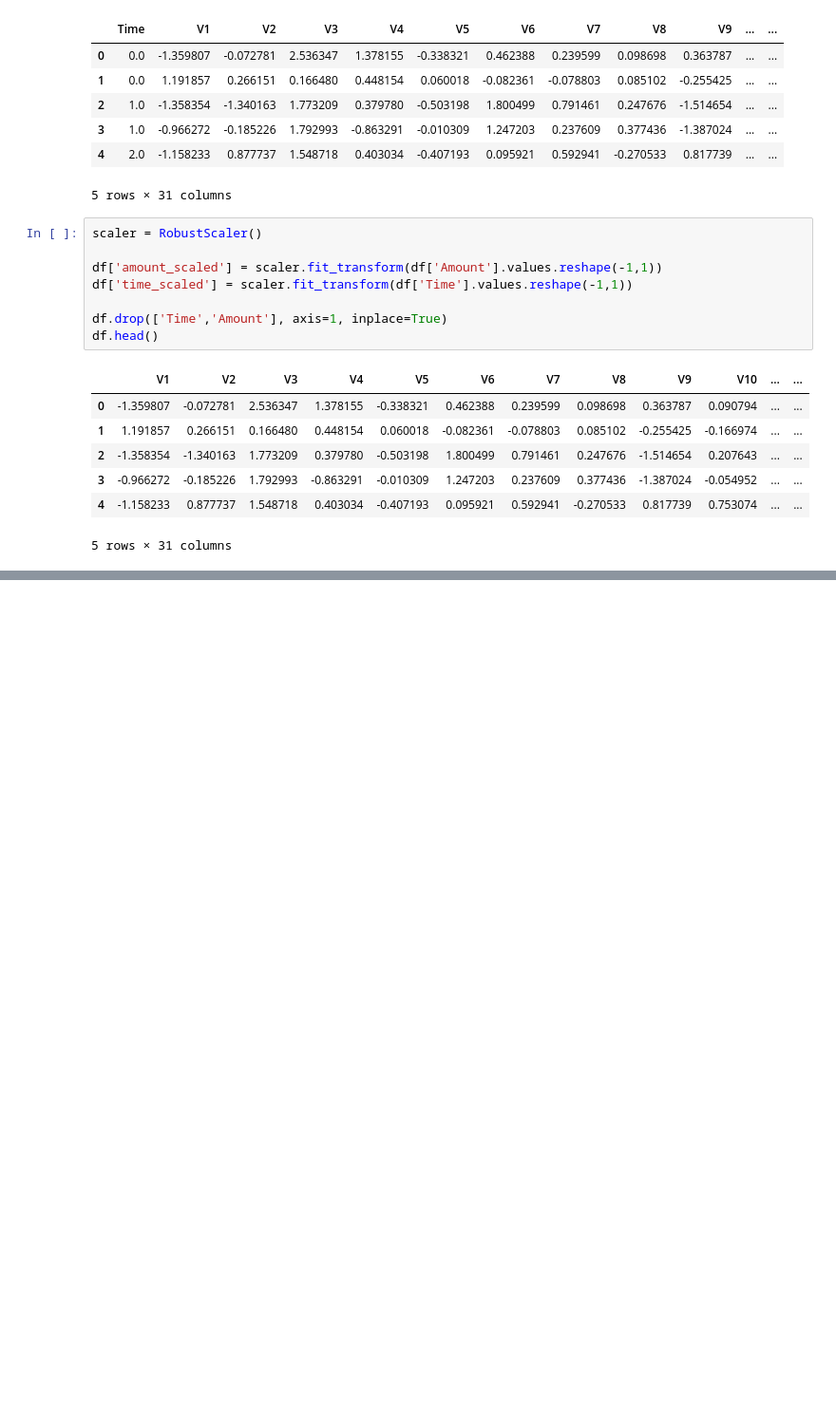
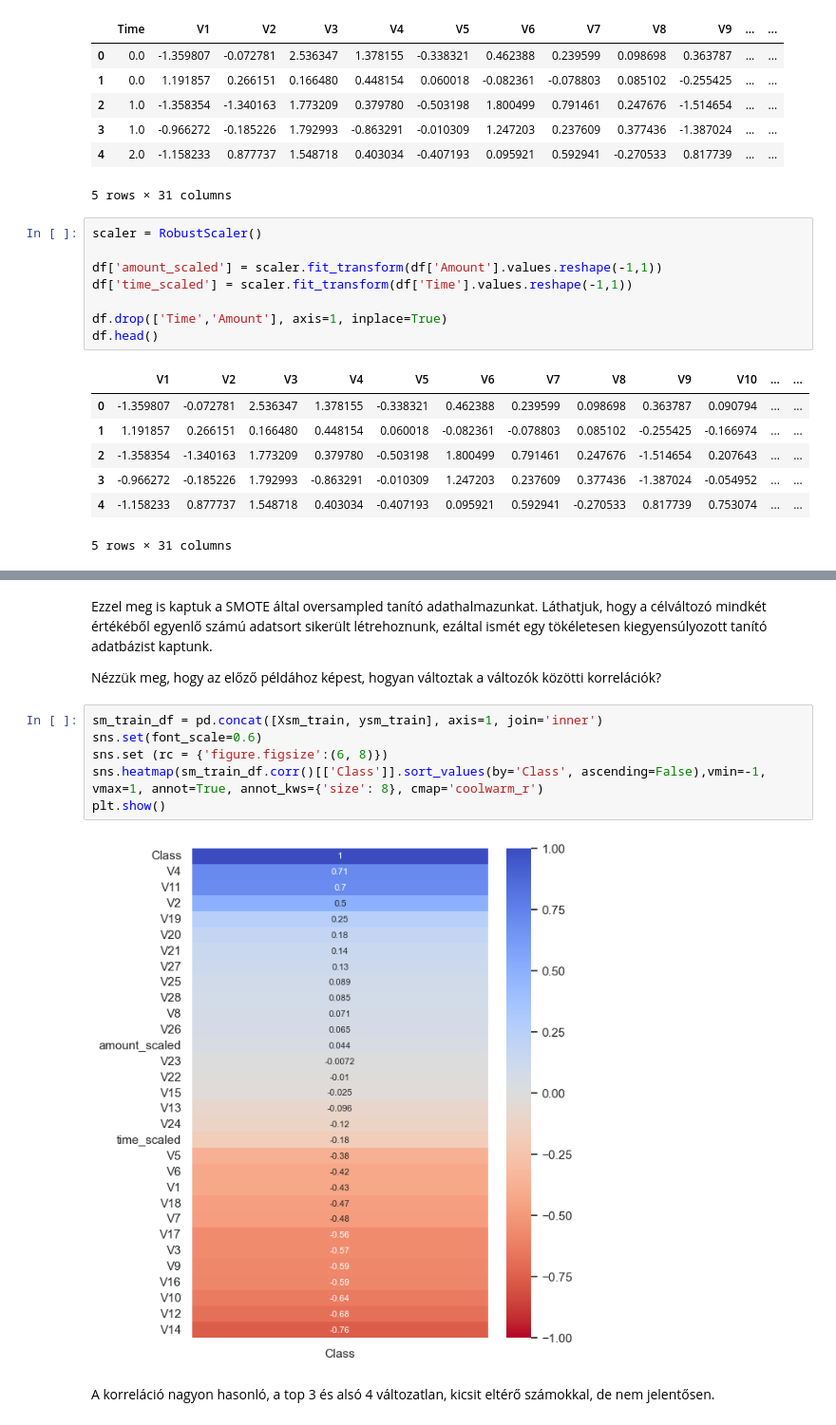
Before and after one commit to allmannd/syntheticdata, a Jupyter notebook: smote.ipynb, the cells around one changed output, grey strips where cells are left out. Shown at 95% size. Saved outputs shown, nothing was run; the diff lists cells and outputs as text; blank space fills up the shorter version.

```diff
--- a/smote.ipynb
+++ b/smote.ipynb
@@ -77,0 +94,14 @@ Counter({0: 56867, 1: 95})
+# %% [markdown]
+Ezzel meg is kaptuk a SMOTE által oversampled tanító adathalmazunkat. Láthatjuk, hogy a célváltozó mindkét értékéből egyenlő számú adatsort sikerült létrehoznunk, ezáltal ismét egy tökéletesen kiegyensúlyozott tanító adatbázist kaptunk.
+
+Nézzük meg, hogy az előző példához képest, hogyan változtak a változók közötti korrelációk?
+# %%
+sm_train_df = pd.concat([Xsm_train, ysm_train], axis=1, join='inner')
+sns.set(font_scale=0.6)
+sns.set (rc = {'figure.figsize':(6, 8)})
+sns.heatmap(sm_train_df.corr()[['Class']].sort_values(by='Class', ascending=False),vmin=-1, vmax=1, annot=True, annot_kws={'size': 8}, cmap='coolwarm_r')
+plt.show()
+# %% [output]
+[figure, added]
+# %% [markdown]
+A korreláció nagyon hasonló, a top 3 és alsó 4 változatlan, kicsit eltérő számokkal, de nem jelentősen.
```
Also changed, not shown: parts of 12 cells of this notebook, 1 other file.
